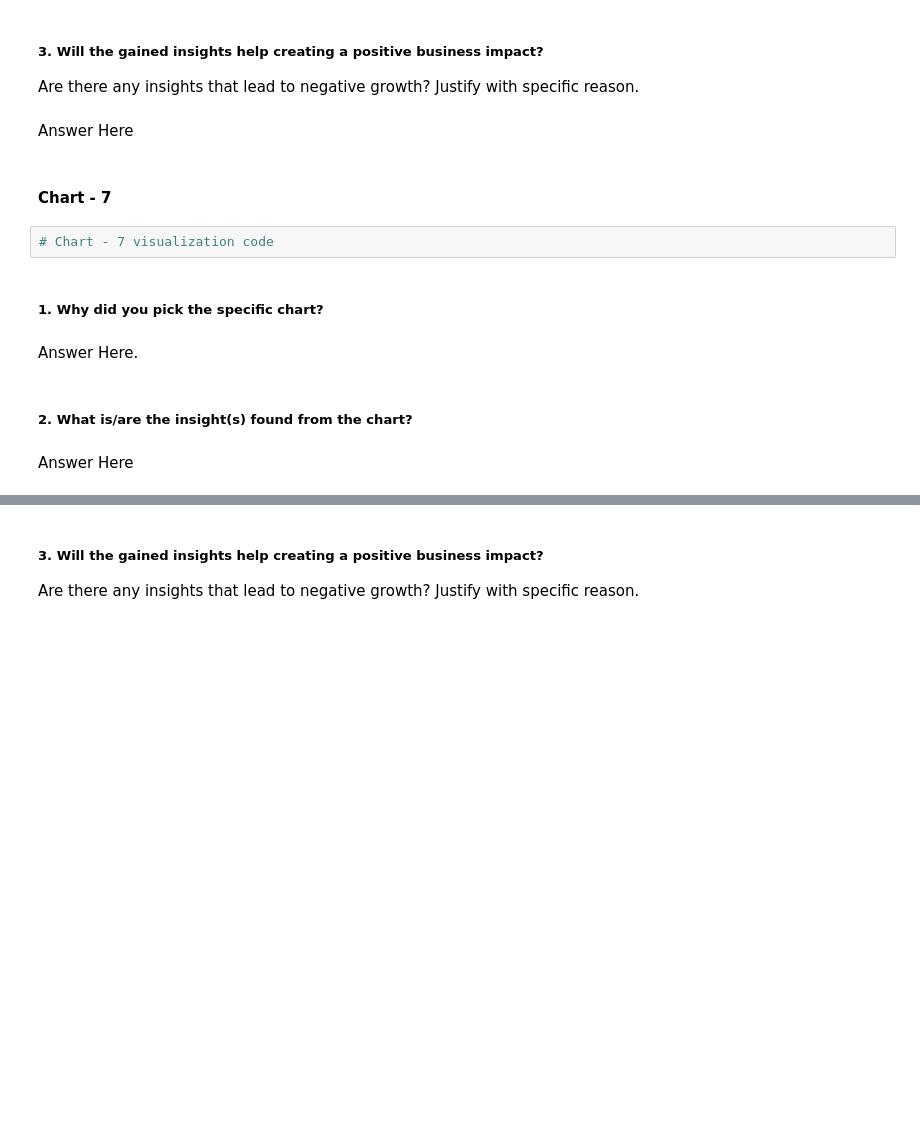
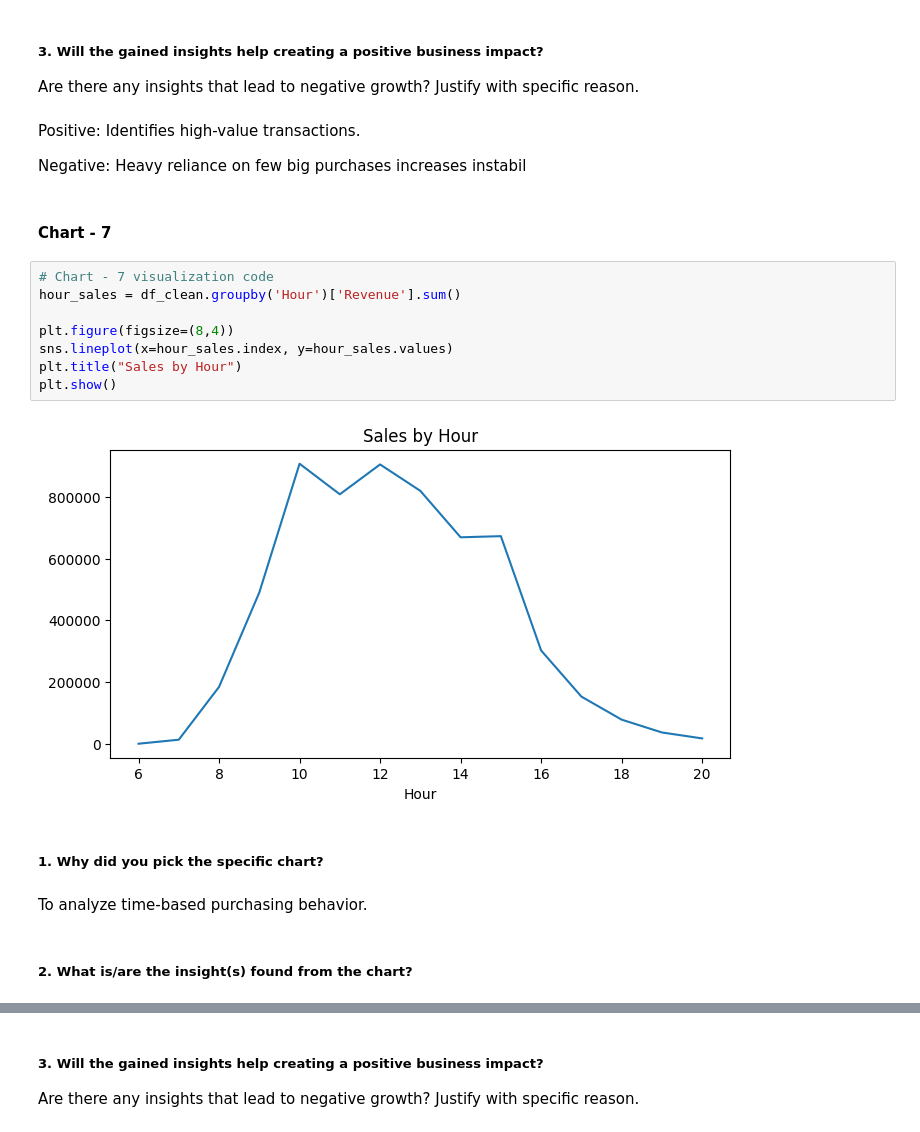
Before and after one commit to deveshsharma2452/EDA, a Jupyter notebook: Online_Retail_EDA.ipynb, the cells around one changed output, grey strips where cells are left out. Cells and saved outputs as stored; diff of their text form; blank space fills up the shorter version.

```diff
--- a/Online_Retail_EDA.ipynb
+++ b/Online_Retail_EDA.ipynb
@@ -436,17 +462,25 @@ Answer Here
 # %% [markdown]
 ##### 3. Will the gained insights help creating a positive business impact?
 Are there any insights that lead to negative growth? Justify with specific reason.
-# %% [markdown]
-Answer Here
+# %% [markdown]
+Positive: Identifies high-value transactions.
+
+Negative: Heavy reliance on few big purchases increases instabil
 # %% [markdown]
 #### Chart - 7
-# %%
-# Chart - 7 visualization code
+# %%
+# Chart - 7 visualization code
+hour_sales = df_clean.groupby('Hour')['Revenue'].sum()
+
+plt.figure(figsize=(8,4))
+sns.lineplot(x=hour_sales.index, y=hour_sales.values)
+plt.title("Sales by Hour")
+plt.show()
+# %% [output]
+[figure, added]
 # %% [markdown]
 ##### 1. Why did you pick the specific chart?
-# %% [markdown]
-Answer Here.
+# %% [markdown]
+To analyze time-based purchasing behavior.
 # %% [markdown]
 ##### 2. What is/are the insight(s) found from the chart?
-# %% [markdown]
-Answer Here
```
Also changed, not shown: parts of 95 cells of this notebook.
